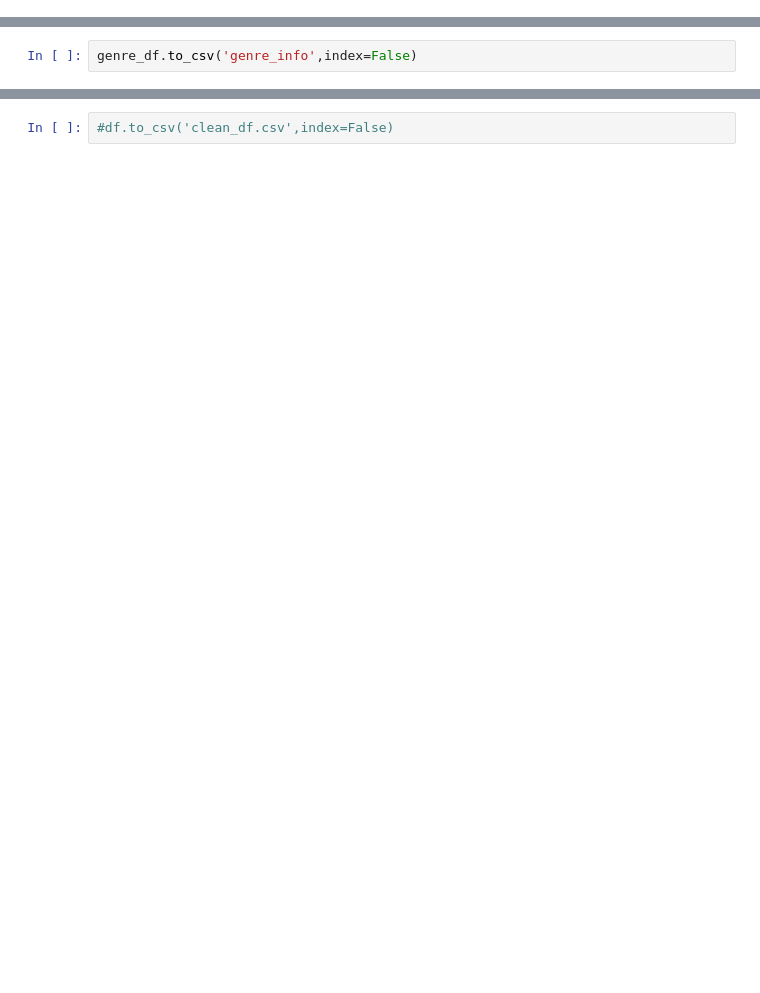
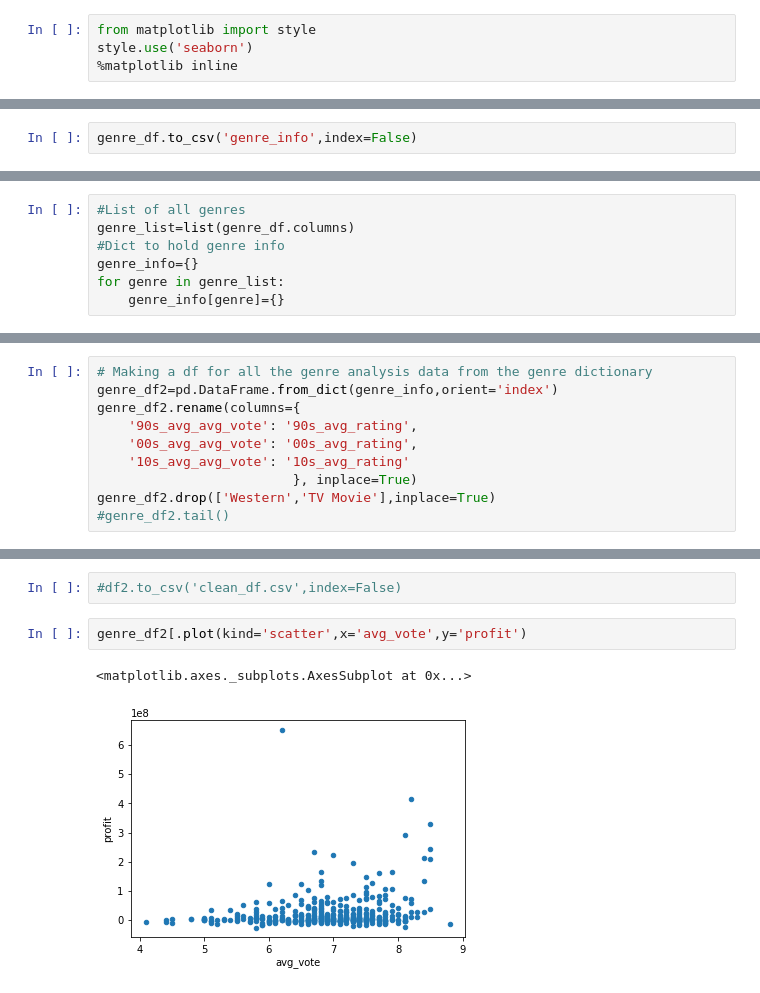
Before and after one commit to EricB10/movie_eda, a Jupyter notebook: zawar_analysis.ipynb, the cells around one changed output, grey strips where cells are left out. Saved outputs shown, nothing was run; the diff lists cells and outputs as text; blank space fills up the shorter version.

Commit message:
added graphs

```diff
--- a/zawar_analysis.ipynb
+++ b/zawar_analysis.ipynb
@@ -4,6 +4,10 @@ import pandas as pd
 import matplotlib.pyplot as plt
 import numpy as np
 from zawar_functions import *
+# %%
+from matplotlib import style
+style.use('seaborn')
+%matplotlib inline
 # %%
 df=pd.read_csv('clean_df.csv')
 df['countries']=df['countries'].apply(lambda x: ast.literal_eval(x))
@@ -43,0 +46,7 @@ genre_df.sum().to_frame(name='count').sort_values(by='count',ascending=False)['c
+# %%
+#List of all genres
+genre_list=list(genre_df.columns)
+#Dict to hold genre info
+genre_info={}
+for genre in genre_list:
+    genre_info[genre]={}
@@ -43,0 +98,10 @@ genre_df.sum().to_frame(name='count').sort_values(by='count',ascending=False)['c
+# %%
+# Making a df for all the genre analysis data from the genre dictionary
+genre_df2=pd.DataFrame.from_dict(genre_info,orient='index')
+genre_df2.rename(columns={
+    '90s_avg_avg_vote': '90s_avg_rating',
+    '00s_avg_avg_vote': '00s_avg_rating',
+    '10s_avg_avg_vote': '10s_avg_rating'
+                         }, inplace=True)
+genre_df2.drop(['Western','TV Movie'],inplace=True)
+#genre_df2.tail()
@@ -44,2 +156,7 @@ genre_df.sum().to_frame(name='count').sort_values(by='count',ascending=False)['c
 # %%
-#df.to_csv('clean_df.csv',index=False)
+#df2.to_csv('clean_df.csv',index=False)
+# %%
+genre_df2[.plot(kind='scatter',x='avg_vote',y='profit')
+# %% [output]
+<matplotlib.axes._subplots.AxesSubplot at 0x...>
+[figure, added]
```
Also changed, not shown: parts of 15 cells of this notebook.
